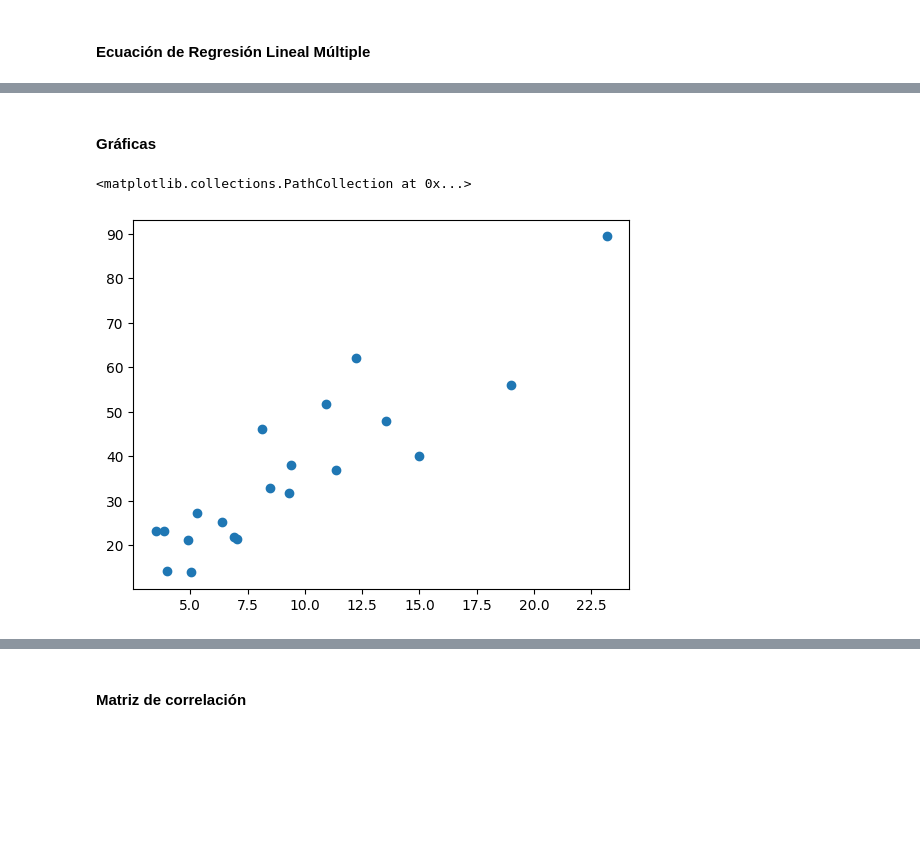
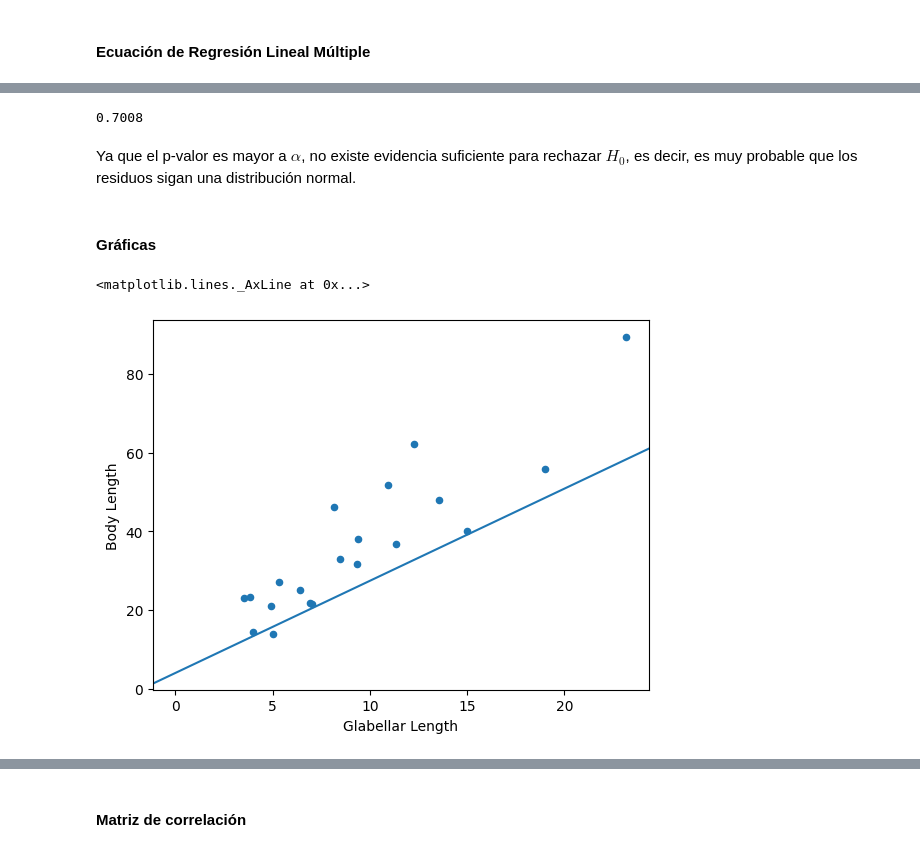
Before and after one commit to SandovalAguilar/estadistica, a Jupyter notebook: tercer_parcial/examen_notebook.ipynb, the cells around one changed output, grey strips where cells are left out. Saved outputs shown, nothing was run; the diff lists cells and outputs as text; code cells hidden in the pictures; blank space fills up the shorter version.

```diff
--- a/tercer_parcial/examen_notebook.ipynb
+++ b/tercer_parcial/examen_notebook.ipynb
@@ -84,3 +133,13 @@ resultados_df
+# %%
+# Store the values of the residuals
+residuals = ln_model.resid
+
+# Conduct the Shapiro-Wilk test
+round(shapiro(residuals).pvalue, 4)
+# %% [output]
+0.7008
+# %% [markdown]
+Ya que el p-valor es mayor a $\alpha$, no existe evidencia suficiente para rechazar $H_0$, es decir, es muy probable que los residuos sigan una distribución normal.
 # %% [markdown]
 #### Gráficas
 # %%
@@ -92,6 +150,12 @@ y_pred = ln_model.predict(x)
-# %%
-# Grafica de dispersion
-plt.scatter(df['Glabellar Length'], y)
-# %% [output]
-<matplotlib.collections.PathCollection at 0x...>
-[figure, removed]
+# %%
+# Model parameters
+p = ln_model.params
+
+# Scatter-plot data
+ax_1 = df.plot(x = 'Glabellar Length', y = 'Body Length', kind = 'scatter')
+
+# Plot regression line
+plt.axline(xy1 = (0, p[0]), slope = p[1])
+# %% [output]
+<matplotlib.lines._AxLine at 0x...>
+[figure, added]
```
Also changed, not shown: parts of 22 cells of this notebook, 2 other files.
